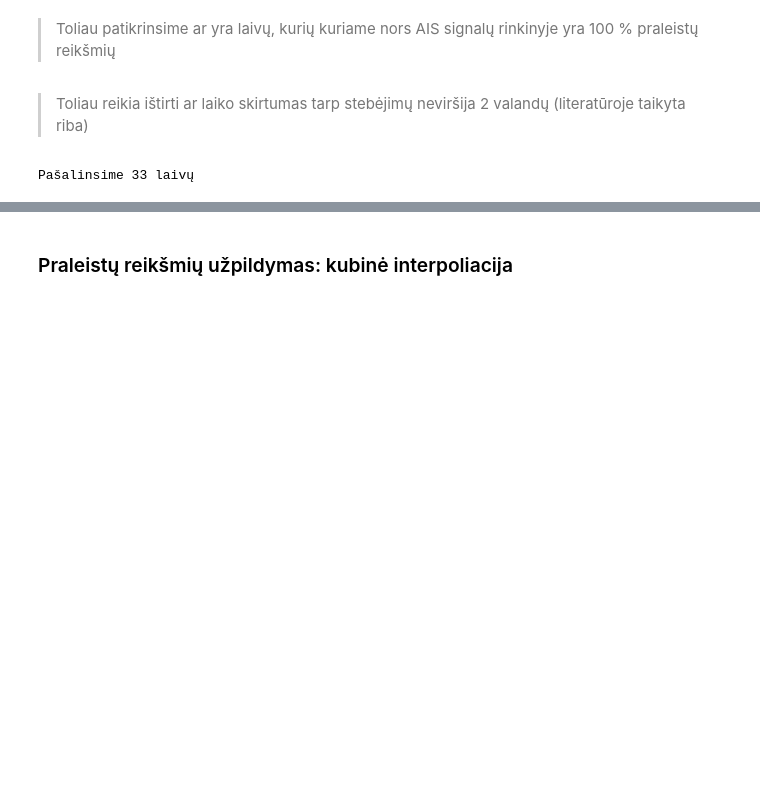
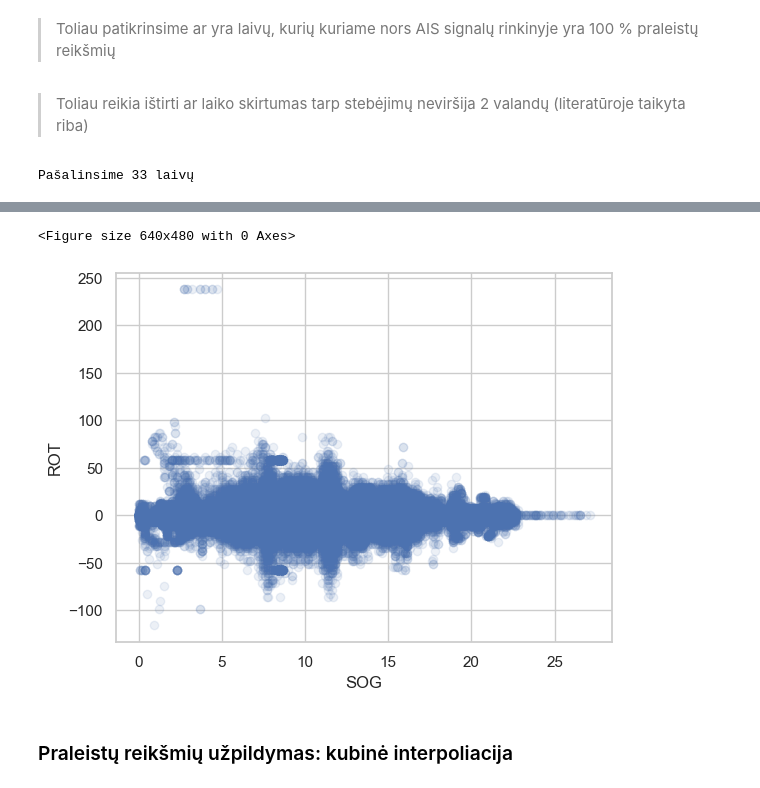
Before and after one commit to lukasjanusauskas/ais-duomenu-vizualizavimas, a Jupyter notebook: 1Lab.ipynb, the cells around one changed output, grey strips where cells are left out. Drawn from its saved outputs; the diff is of its cells as text; code cells hidden in the pictures; blank space fills up the shorter version.

```diff
--- a/1Lab.ipynb
+++ b/1Lab.ipynb
@@ -201,3 +280,15 @@ df_filtered = df_filtered[ ~is_mmsi_removed ]
+# %%
+
+plt.suptitle("ROT Distribution by Ship Type", fontsize=16)
+plt.tight_layout()
+plt.show()
+plt.scatter(df_filtered["SOG"], df_filtered["ROT"], alpha=0.1)
+plt.xlabel("SOG")
+plt.ylabel("ROT")
+plt.show()
+# %% [output]
+<Figure size 640x480 with 0 Axes>
+[figure, added]
 # %% [markdown]
 ### Praleistų reikšmių užpildymas: kubinė interpoliacija
 # %%
```
Also changed, not shown: parts of 16 cells of this notebook, 1 other file.
